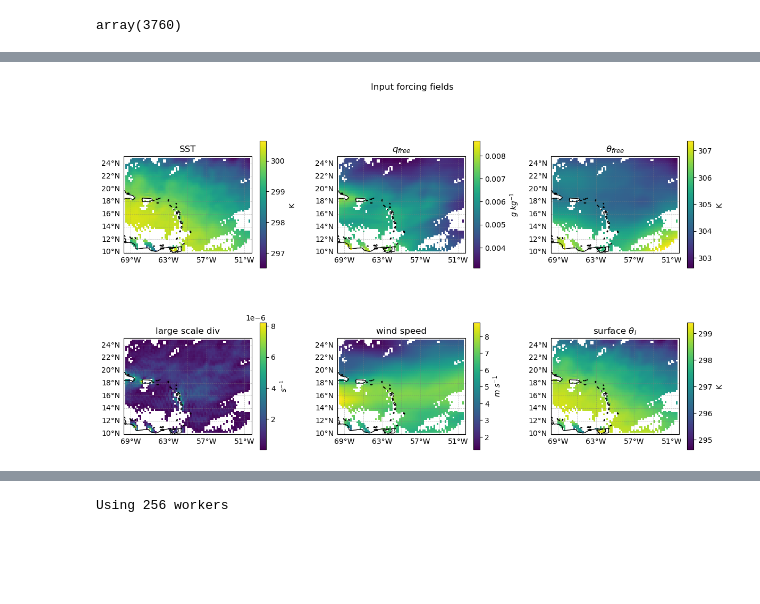
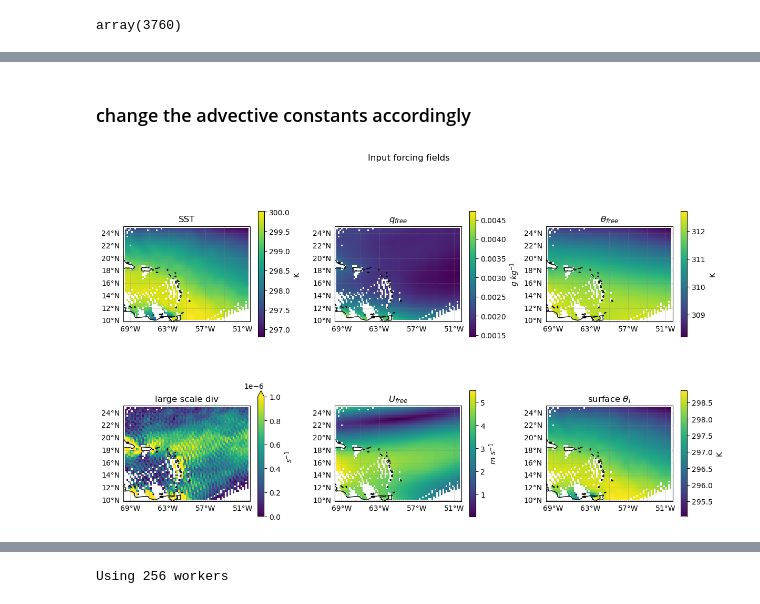
Before and after one commit to meteorologopazzo/QJRMS_0316, a Jupyter notebook: bulk_validation/struct_ERA5 copy.ipynb, the cells around one changed output, grey strips where cells are left out. Cells and saved outputs as stored; diff of their text form; code cells hidden in the pictures; blank space fills up the shorter version.

```diff
--- a/bulk_validation/struct_ERA5 copy.ipynb
+++ b/bulk_validation/struct_ERA5 copy.ipynb
@@ -153,6 +175,7 @@ lat_mask = xr.where(((ds_air.latitude > -45.)
 tropical_mask = (lon_mask*lat_mask).compute()
 # %%
 total_mask = (sst_mask) * (mask_subsidence) * (tropical_mask)
+total_mask_30y = (sst_mask) * (mask_subsidence_30y) * (tropical_mask)
 # %%
 Natlantic_mask = xr.where((ds_air.latitude > 10.)
                          &(ds_air.latitude < 25.)
@@ -267,0 +354,23 @@ weighted_avg_D_sub = (
+# %%
+fig, ax = plt.subplots(1, 2, figsize=(12, 8), subplot_kw={'projection': ccrs.PlateCarree()})
+
+
+(F_advQ*Natlantic_mask_sub).plot(ax=ax[0], x="longitude", y="latitude", vmin=(-2e-3)/86400, vmax=(2e-3)/86400, cmap="seismic")
+ax[0].set_title(r"$F_{adv Q}$ / $kg~kg^{-1}~s^{-1}$")
+
+(F_advTh*Natlantic_mask_sub).plot(ax=ax[1], x="longitude", y="latitude", vmin=-1/86400, vmax=1/86400, cmap="seismic")
+ax[1].set_title(r"$F_{adv \theta}$ / $K^{-1}~s^{-1}$")
+
+
+for x in ax:
+    x.add_feature(cfeature.COASTLINE)
+    gl = x.gridlines(draw_labels=True,
+                    linewidth=0.5, color='gray', alpha=0.5, linestyle='--')
+
+    # Turn on labels on bottom and left only
+    gl.top_labels = False
+    gl.right_labels = False
+
+    # Optionally format ticks (degrees + symbols)
+    gl.xformatter = cticker.LongitudeFormatter()
+    gl.yformatter = cticker.LatitudeFormatter()
@@ -268,14 +379,16 @@ weighted_avg_D_sub = (
+# %% [markdown]
+### change the advective constants accordingly
 # %%
-entrainment_level = 800. # hPa
+entrainment_level = 700. # hPa
 ref_p = 1000.            # hPa
 
 cpd  = 1004.67           # J/K/kg
 Rd = 287.1
-frac_Ustar = (0.9)*xr.ones_like(ds_sst_sub.sst).fillna(0.)
 
-Omega = 2*np.pi/86400 # [rad/s] Earth rotation.
-latitude0 = 10 # degree N
-f = (Omega * np.sin(latitude0*np.pi/180))*xr.ones_like(sst).fillna(0.)
+
+Omega = 2*np.pi/86400   # [rad/s] Earth rotation.
+latitude0 = 10          # degree N
+
 
 
 ## selecting only NAtlantic now
@@ -288,8 +401,12 @@ mask_in_use = Natlantic_mask_sub
 
 sst = (ds_sst_sub.sst)*mask_in_use
 
+frac_Ustar = (0.9)*xr.ones_like(sst).fillna(0.)
+f = (Omega * np.sin(latitude0*np.pi/180))*xr.ones_like(sst).fillna(0.)
+
+
 q_free  = ds_air_sub.q.sel(pressure_level=entrainment_level)*mask_in_use
-th_free = ((ds_air_sub.t.sel(pressure_level=entrainment_level))*((ref_p/entrainment_level)**(0.286)))*mask_in_use
+th_free = ((ds_air_sub.t.sel(pressure_level=entrainment_level))*((ref_p/entrainment_level)**(Rd/cpd)))*mask_in_use
 D       = weighted_avg_D_sub*mask_in_use
 U_free  = ds_air_sub.u.sel(pressure_level=entrainment_level)*mask_in_use
 V_free  = ds_air_sub.v.sel(pressure_level=entrainment_level)*mask_in_use
@@ -323,7 +440,7 @@ titles   = ["SST",
             r"$q_{free}$",
             r"$\theta_{free}$",
             "large scale div",
-            "wind speed",
+            r"$U_{free}$",
             r"surface $\theta_l$"]
 
 cb_labels = ["K",
@@ -336,32 +453,32 @@ cb_labels = ["K",
 cbar_kw = dict(shrink=0.6, aspect=20)
 
 plots = [
     sst.plot(ax=ax[0], x="longitude", y="latitude", cbar_kwargs={"label": cb_labels[0], **cbar_kw}),
     q_free.plot(ax=ax[1], x="longitude", y="latitude", cbar_kwargs={"label": cb_labels[1], **cbar_kw}),
     th_free.plot(ax=ax[2], x="longitude", y="latitude", cbar_kwargs={"label": cb_labels[2], **cbar_kw}),
-    D.plot(ax=ax[3], x="longitude", y="latitude", cbar_kwargs={"label": cb_labels[3], **cbar_kw}),
+    D.plot(ax=ax[3], x="longitude", y="latitude", vmin=0, vmax=1e-6, cbar_kwargs={"label": cb_labels[3], **cbar_kw}),
     ((U_free**2 + V_free**2)**0.5).plot(ax=ax[4], x="longitude", y="latitude", cbar_kwargs={"label": cb_labels[4], **cbar_kw}),
     th_s.plot(ax=ax[5], x="longitude", y="latitude", cbar_kwargs={"label": cb_labels[5], **cbar_kw}),
 ]
 
 for a, title in zip(ax, titles):
     a.set_title(title)
 
 
 for x in ax:
     x.add_feature(cfeature.COASTLINE)
     gl = x.gridlines(draw_labels=True,
                     linewidth=0.5, color='gray', alpha=0.5, linestyle='--')
 
     # Turn on labels on bottom and left only
     gl.top_labels = False
     gl.right_labels = False
 
     # Optionally format ticks (degrees + symbols)
     gl.xformatter = cticker.LongitudeFormatter()
     gl.yformatter = cticker.LatitudeFormatter()
 
 
 plt.tight_layout()
 # %% [output]
-[figure, old version]
+[figure, new version]
```
Also changed, not shown: parts of 27 cells of this notebook, 3 other files.
